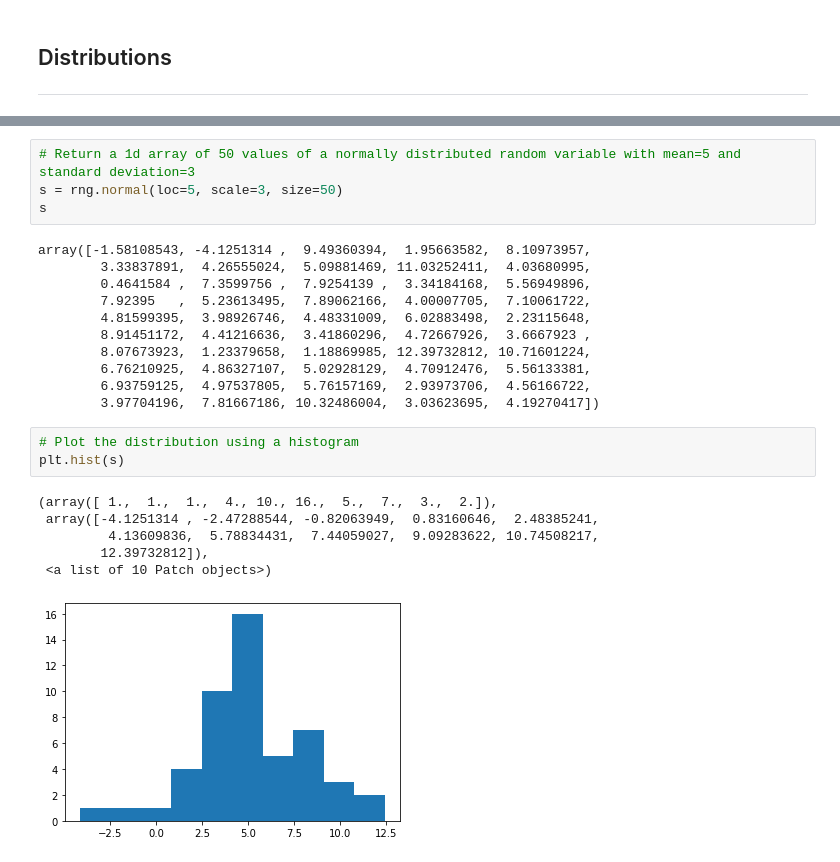
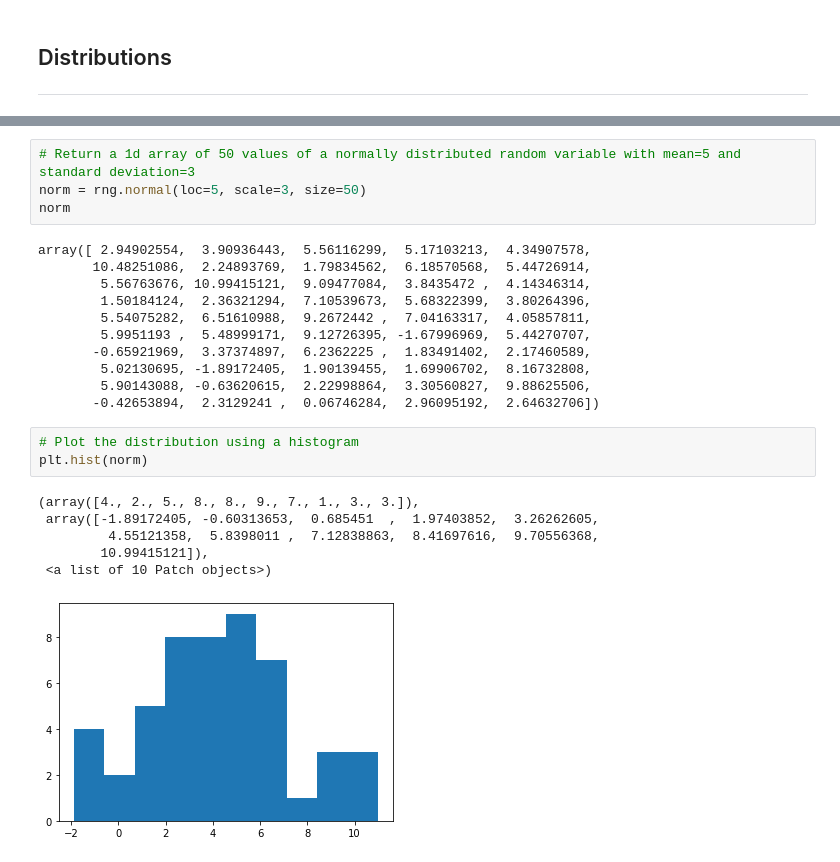
Before and after one commit to colm-o-caoimh/NumpyRandom, a Jupyter notebook: Assignment2020.ipynb, the cells around one changed output, grey strips where cells are left out. Cells and saved outputs as stored; diff of their text form.

```diff
--- a/Assignment2020.ipynb
+++ b/Assignment2020.ipynb
@@ -371,26 +370,26 @@ rng.normal(loc=5, scale=3)
 # %%
 # Return a 1d array of 50 values of a normally distributed random variable with mean=5 and standard deviation=3
-s = rng.normal(loc=5, scale=3, size=50)
-s
+norm = rng.normal(loc=5, scale=3, size=50)
+norm
 # %% [output]
-array([-1.58108543, -4.1251314 ,  9.49360394,  1.95663582,  8.10973957,
-        3.33837891,  4.26555024,  5.09881469, 11.03252411,  4.03680995,
-        0.4641584 ,  7.3599756 ,  7.9254139 ,  3.34184168,  5.56949896,
-        7.92395   ,  5.23613495,  7.89062166,  4.00007705,  7.10061722,
-        4.81599395,  3.98926746,  4.48331009,  6.02883498,  2.23115648,
-        8.91451172,  4.41216636,  3.41860296,  4.72667926,  3.6667923 ,
-        8.07673923,  1.23379658,  1.18869985, 12.39732812, 10.71601224,
-        6.76210925,  4.86327107,  5.02928129,  4.70912476,  5.56133381,
-        6.93759125,  4.97537805,  5.76157169,  2.93973706,  4.56166722,
-        3.97704196,  7.81667186, 10.32486004,  3.03623695,  4.19270417])
+array([ 2.94902554,  3.90936443,  5.56116299,  5.17103213,  4.34907578,
+       10.48251086,  2.24893769,  1.79834562,  6.18570568,  5.44726914,
+        5.56763676, 10.99415121,  9.09477084,  3.8435472 ,  4.14346314,
+        1.50184124,  2.36321294,  7.10539673,  5.68322399,  3.80264396,
+        5.54075282,  6.51610988,  9.2672442 ,  7.04163317,  4.05857811,
+        5.9951193 ,  5.48999171,  9.12726395, -1.67996969,  5.44270707,
+       -0.65921969,  3.37374897,  6.2362225 ,  1.83491402,  2.17460589,
+        5.02130695, -1.89172405,  1.90139455,  1.69906702,  8.16732808,
+        5.90143088, -0.63620615,  2.22998864,  3.30560827,  9.88625506,
+       -0.42653894,  2.3129241 ,  0.06746284,  2.96095192,  2.64632706])
 # %%
 # Plot the distribution using a histogram
-plt.hist(s)
+plt.hist(norm)
 # %% [output]
-(array([ 1.,  1.,  1.,  4., 10., 16.,  5.,  7.,  3.,  2.]),
- array([-4.1251314 , -2.47288544, -0.82063949,  0.83160646,  2.48385241,
-         4.13609836,  5.78834431,  7.44059027,  9.09283622, 10.74508217,
-        12.39732812]),
+(array([4., 2., 5., 8., 8., 9., 7., 1., 3., 3.]),
+ array([-1.89172405, -0.60313653,  0.685451  ,  1.97403852,  3.26262605,
+         4.55121358,  5.8398011 ,  7.12838863,  8.41697616,  9.70556368,
+        10.99415121]),
  <a list of 10 Patch objects>)
-[figure, old version]
+[figure, new version]
 # %%
```
Also changed, not shown: parts of 53 cells of this notebook.
